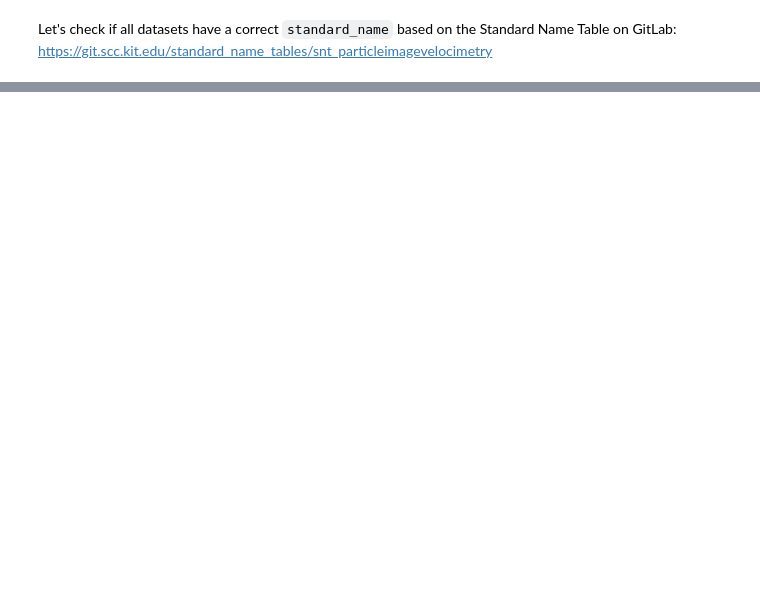
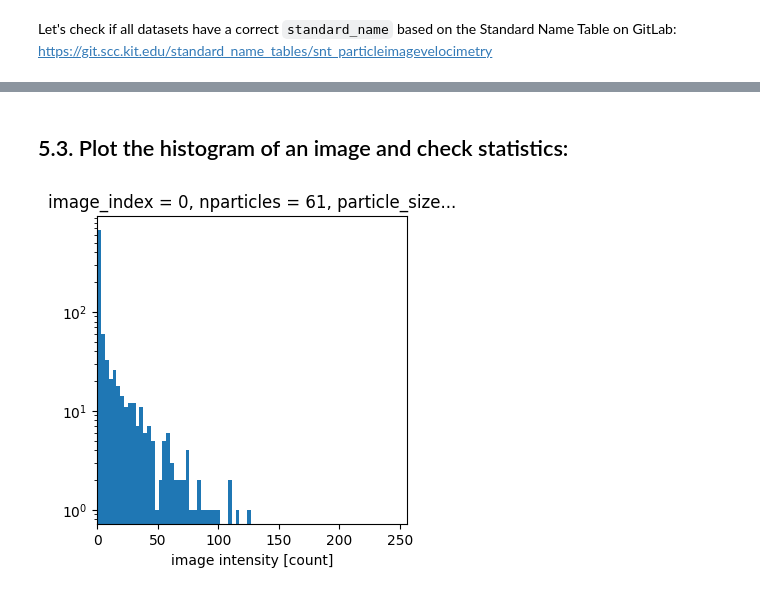
Before and after one commit to matthiasprobst/synpivimage, a Jupyter notebook: examples/generate_datasets.ipynb, the cells around one changed output, grey strips where cells are left out. Saved outputs shown, nothing was run; the diff lists cells and outputs as text; code cells hidden in the pictures; blank space fills up the shorter version.

```diff
--- a/examples/generate_datasets.ipynb
+++ b/examples/generate_datasets.ipynb
@@ -92,3 +158,9 @@ with h5tbx.H5File(hdf_filename[0], 'r') as h5:
+# %% [markdown]
+## 5.3. Plot the histogram of an image and check statistics:
 # %%
-with h5tbx.H5File(hdf_filename[0], 'r') as h5:
-    h5['images'][0, :, :].plot.hist(bins=40, xlim=[0, 2**8], xscale='linear', yscale='log', figsize=(4, 4))
+with h5tbx.File(hdf_filename[0], 'r') as h5:
+    img0 = h5['images'][0, :, :]
+
+_ = img0.plot.hist(bins=40, xlim=[0, 2**8], xscale='linear', yscale='log', figsize=(4, 4))
+# %% [output]
+[figure, added]
```
Also changed, not shown: parts of 20 cells of this notebook, 5 other files.
